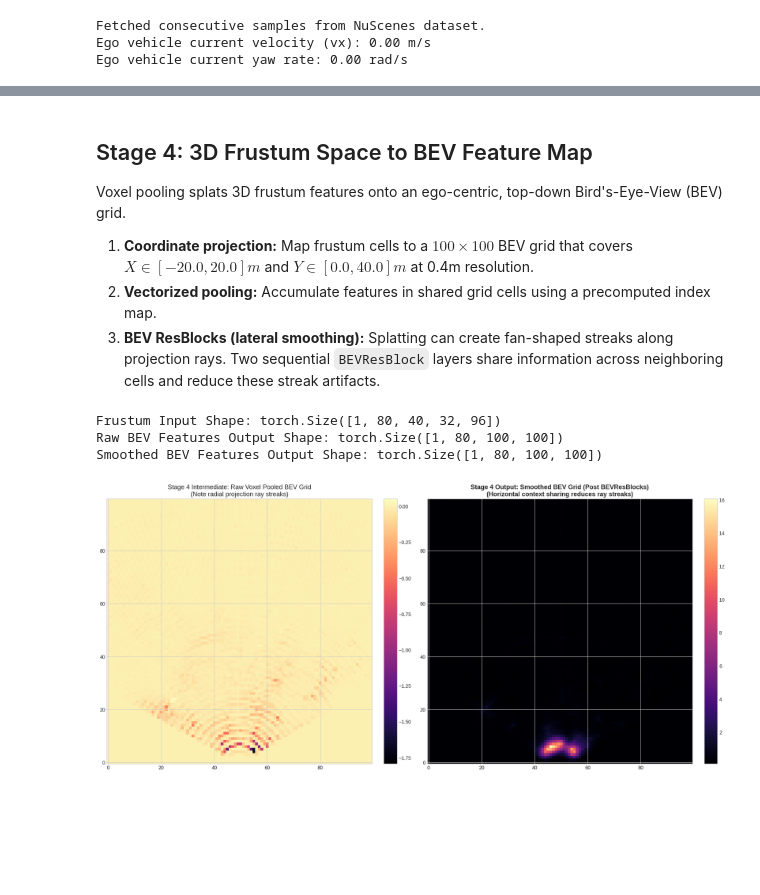
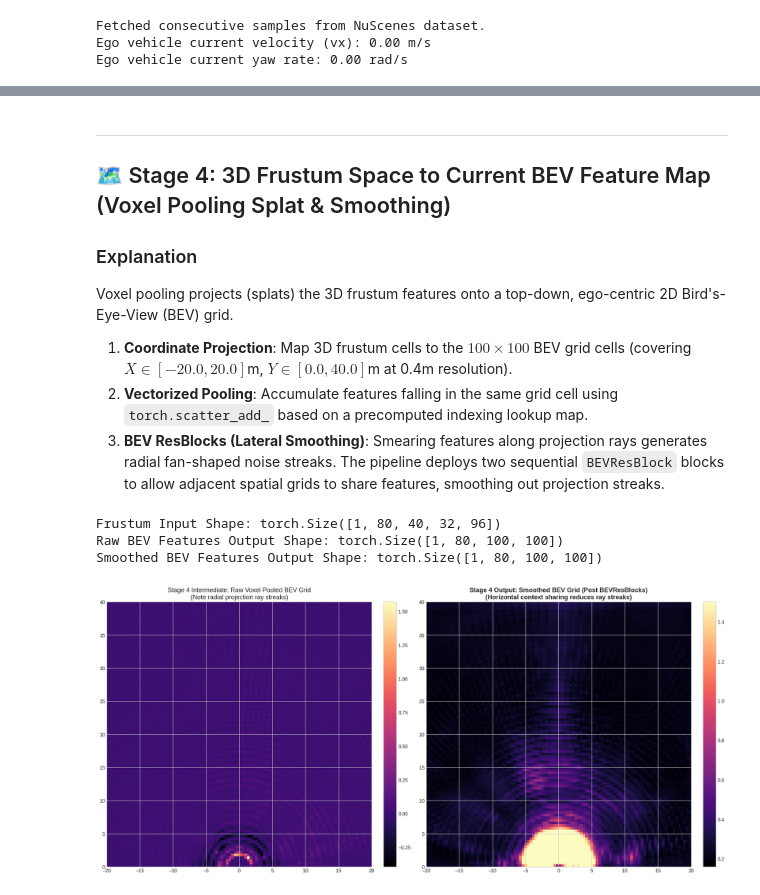
Before and after one commit to LaloVene/vectordrive-route, a Jupyter notebook: visualizations.ipynb, the cells around one changed output, grey strips where cells are left out. Saved outputs shown, nothing was run; the diff lists cells and outputs as text; code cells hidden in the pictures; blank space fills up the shorter version.

```diff
--- a/visualizations.ipynb
+++ b/visualizations.ipynb
@@ -261,40 +247,42 @@ Depth Probabilities Output Shape: torch.Size([1, 40, 32, 96])
 # %% [markdown]
-## Stage 4: 3D Frustum Space to BEV Feature Map
+---
+## 🗺️ Stage 4: 3D Frustum Space to Current BEV Feature Map (Voxel Pooling Splat & Smoothing)
 
-Voxel pooling splats 3D frustum features onto an ego-centric, top-down Bird's-Eye-View (BEV) grid.
+### Explanation
+Voxel pooling projects (splats) the 3D frustum features onto a top-down, ego-centric 2D Bird's-Eye-View (BEV) grid.
 
-1. **Coordinate projection:** Map frustum cells to a $100 \times 100$ BEV grid that covers $X \in [-20.0, 20.0]m$ and $Y \in [0.0, 40.0]m$ at 0.4m resolution.
-2. **Vectorized pooling:** Accumulate features in shared grid cells using a precomputed index map.
-3. **BEV ResBlocks (lateral smoothing):** Splatting can create fan-shaped streaks along projection rays. Two sequential `BEVResBlock` layers share information across neighboring cells and reduce these streak artifacts.
+1. **Coordinate Projection**: Map 3D frustum cells to the $100 \times 100$ BEV grid cells (covering $X \in [-20.0, 20.0]$m, $Y \in [0.0, 40.0]$m at 0.4m resolution).
+2. **Vectorized Pooling**: Accumulate features falling in the same grid cell using `torch.scatter_add_` based on a precomputed indexing lookup map.
+3. **BEV ResBlocks (Lateral Smoothing)**: Smearing features along projection rays generates radial fan-shaped noise streaks. The pipeline deploys two sequential `BEVResBlock` blocks to allow adjacent spatial grids to share features, smoothing out projection streaks.
 # %%
 # Run voxel pooling and smoothing
 with torch.no_grad():
     x_bev_raw_1 = model.pool(frustum_1)
     x_bev_smoothed_1 = model.bev_smooth(x_bev_raw_1)
 
 print(f"Frustum Input Shape: {frustum_1.shape}")
 print(f"Raw BEV Features Output Shape: {x_bev_raw_1.shape}")
 print(f"Smoothed BEV Features Output Shape: {x_bev_smoothed_1.shape}")
 
 # Visualize raw vs smoothed BEV features (average across channels)
 raw_bev_np = torch.mean(x_bev_raw_1[0], dim=0).detach().cpu().numpy()
 smooth_bev_np = torch.mean(x_bev_smoothed_1[0], dim=0).detach().cpu().numpy()
 
 plt.figure(figsize=(18, 8))
 plt.subplot(1, 2, 1)
-plt.imshow(raw_bev_np, cmap='magma', origin='lower')
+plt.imshow(raw_bev_np, cmap='magma', origin='upper', extent=[-20, 20, 0, 40])
 plt.title("Stage 4 Intermediate: Raw Voxel Pooled BEV Grid\n(Note radial projection ray streaks)", fontsize=13)
 plt.colorbar(fraction=0.046, pad=0.04)
 
 plt.subplot(1, 2, 2)
-plt.imshow(smooth_bev_np, cmap='magma', origin='lower')
+plt.imshow(smooth_bev_np, cmap='magma', origin='upper', extent=[-20, 20, 0, 40], vmax=1.5)
 plt.title("Stage 4 Output: Smoothed BEV Grid (Post BEVResBlocks)\n(Horizontal context sharing reduces ray streaks)", fontsize=13, fontweight='bold')
 plt.colorbar(fraction=0.046, pad=0.04)
 plt.tight_layout()
 plt.show()
 # %% [output]
 Frustum Input Shape: torch.Size([1, 80, 40, 32, 96])
 Raw BEV Features Output Shape: torch.Size([1, 80, 100, 100])
 Smoothed BEV Features Output Shape: torch.Size([1, 80, 100, 100])
-[figure, old version]
+[figure, new version]
 # %% [markdown]
```
Also changed, not shown: parts of 19 cells of this notebook, 16 other files.
